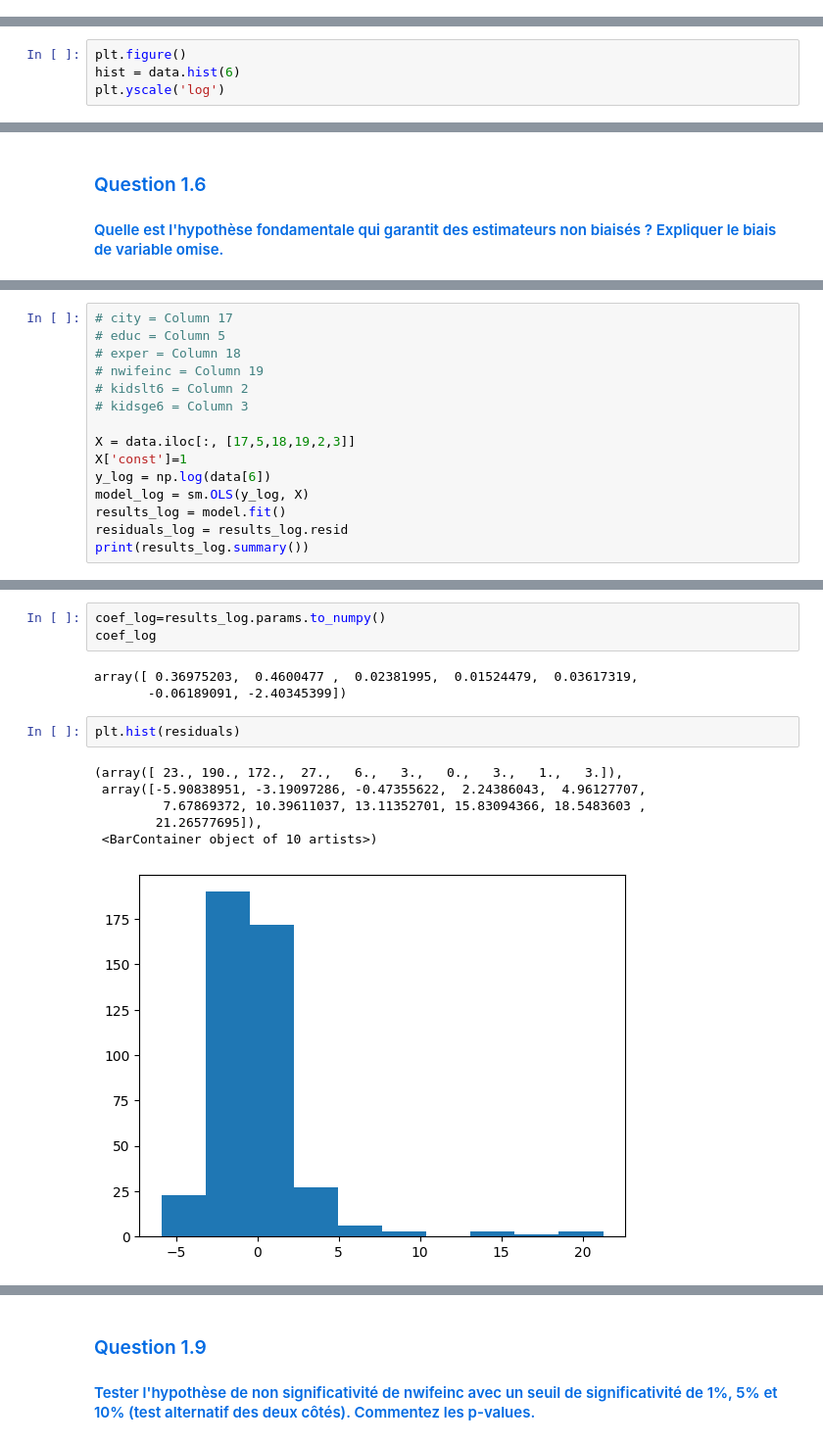
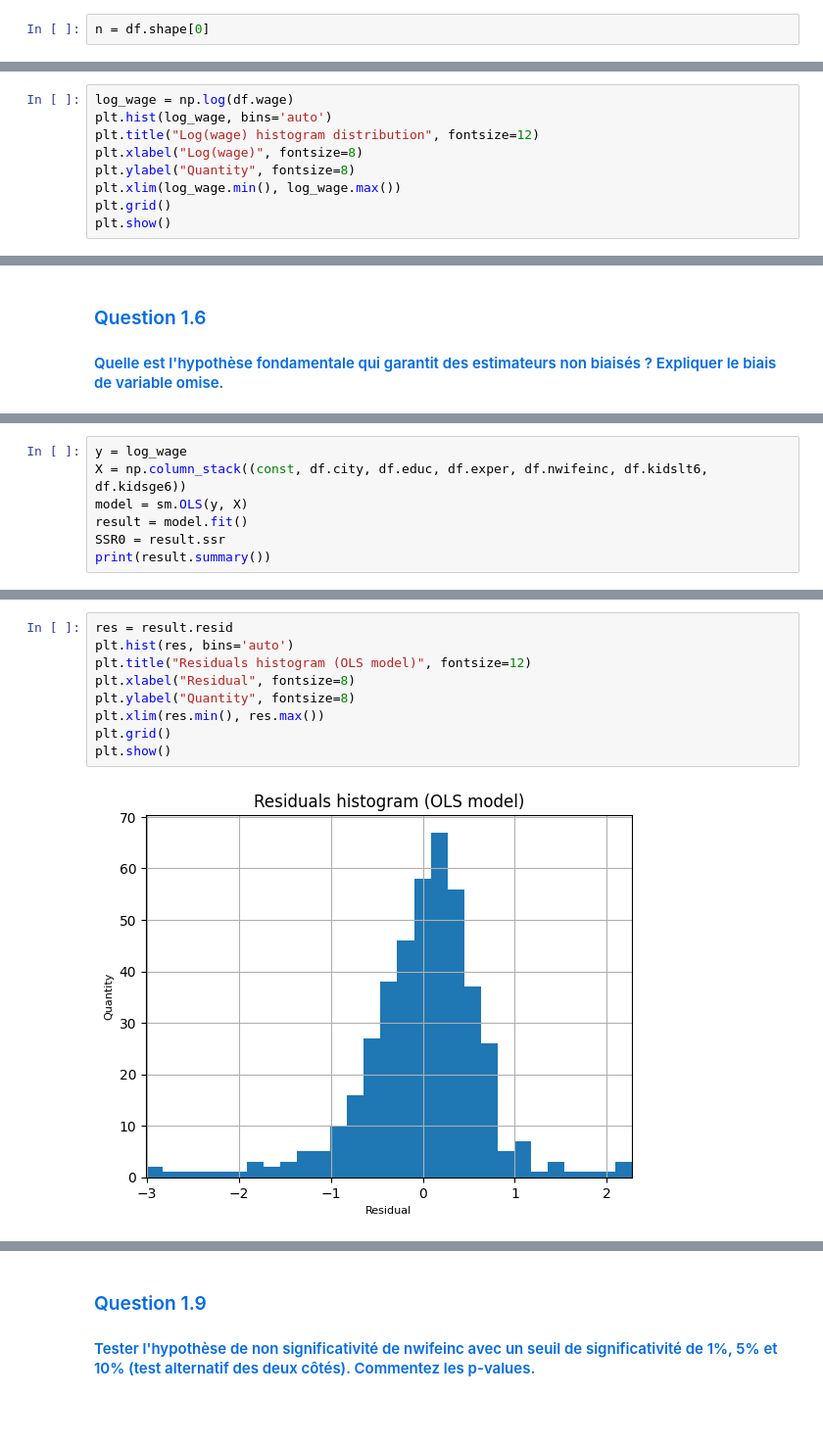
Before and after one commit to mauro7x/MODS202, a Jupyter notebook: Project.ipynb, the cells around one changed output, grey strips where cells are left out. Shown: that part at 98% size. Cells and saved outputs as stored; diff of their text form; blank space fills up the shorter version.

```diff
--- a/Project.ipynb
+++ b/Project.ipynb
@@ -82,3 +102,5 @@ Name: 6, Length: 428, dtype: float64
+# %%
+n = df.shape[0]
 # %% [markdown]
 <h3 style='color: #026be3;'>Question 1.2</h3>
 <h4 style='color: #026be3;'>Faire les statistiques descriptives du salaire, de l’age et de l’éducation pour l’ensemble des femmes puis, pour les femmes dont le salaire du mari est supérieure à la médiane de l’échantillon, puis pour les femmes dont le salaire du mari est inférieur à la médiane de l’échantillon.</h4>
@@ -242,5 +259,10 @@ array([[<AxesSubplot:title={'center':'6'}>]], dtype=object)
 # %%
-plt.figure()
-hist = data.hist(6)
-plt.yscale('log')
+log_wage = np.log(df.wage)
+plt.hist(log_wage, bins='auto')
+plt.title("Log(wage) histogram distribution", fontsize=12)
+plt.xlabel("Log(wage)", fontsize=8)
+plt.ylabel("Quantity", fontsize=8)
+plt.xlim(log_wage.min(), log_wage.max())
+plt.grid()
+plt.show()
 # %% [output]
@@ -377,18 +372,10 @@ plt.hist(residuals)
 # %%
-# city = Column 17
-# educ = Column 5
-# exper = Column 18
-# nwifeinc = Column 19
-# kidslt6 = Column 2
-# kidsge6 = Column 3
-
-X = data.iloc[:, [17,5,18,19,2,3]]
-X['const']=1
-y_log = np.log(data[6])
-model_log = sm.OLS(y_log, X)
-results_log = model.fit()
-residuals_log = results_log.resid
-print(results_log.summary())
+y = log_wage
+X = np.column_stack((const, df.city, df.educ, df.exper, df.nwifeinc, df.kidslt6, df.kidsge6))
+model = sm.OLS(y, X)
+result = model.fit()
+SSR0 = result.ssr
+print(result.summary())
 # %% [output]
                             OLS Regression Results
 ==============================================================================
@@ -415,15 +397,11 @@ See the caveats in the documentation: https://pandas.pydata.org/pandas-docs/stab
-# %%
-coef_log=results_log.params.to_numpy()
-coef_log
-# %% [output]
-array([ 0.36975203,  0.4600477 ,  0.02381995,  0.01524479,  0.03617319,
-       -0.06189091, -2.40345399])
 # %%
-plt.hist(residuals)
+res = result.resid
+plt.hist(res, bins='auto')
+plt.title("Residuals histogram (OLS model)", fontsize=12)
+plt.xlabel("Residual", fontsize=8)
+plt.ylabel("Quantity", fontsize=8)
+plt.xlim(res.min(), res.max())
+plt.grid()
+plt.show()
 # %% [output]
-(array([ 23., 190., 172.,  27.,   6.,   3.,   0.,   3.,   1.,   3.]),
- array([-5.90838951, -3.19097286, -0.47355622,  2.24386043,  4.96127707,
-         7.67869372, 10.39611037, 13.11352701, 15.83094366, 18.5483603 ,
-        21.26577695]),
- <BarContainer object of 10 artists>)
-[figure, old version]
+[figure, new version]
```
Also changed, not shown: parts of 82 cells of this notebook.
